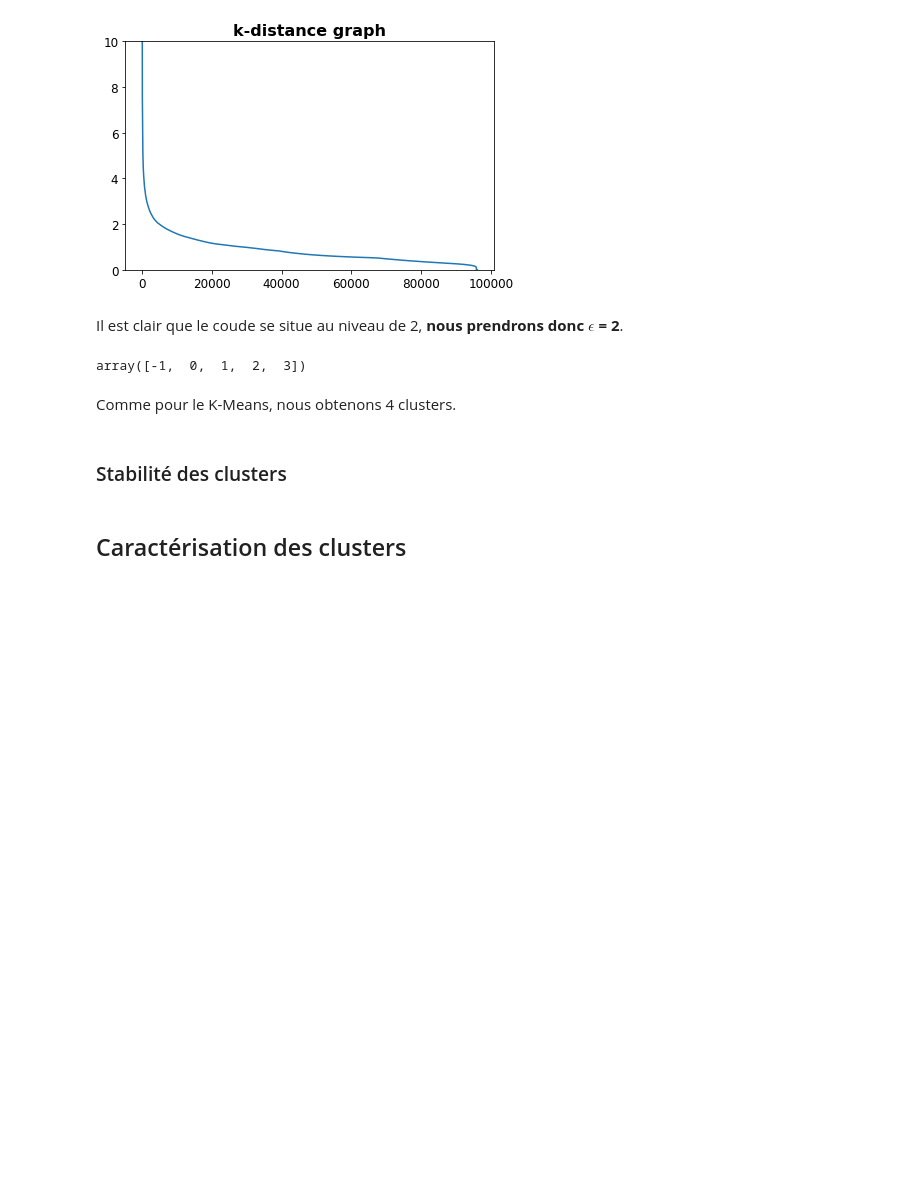
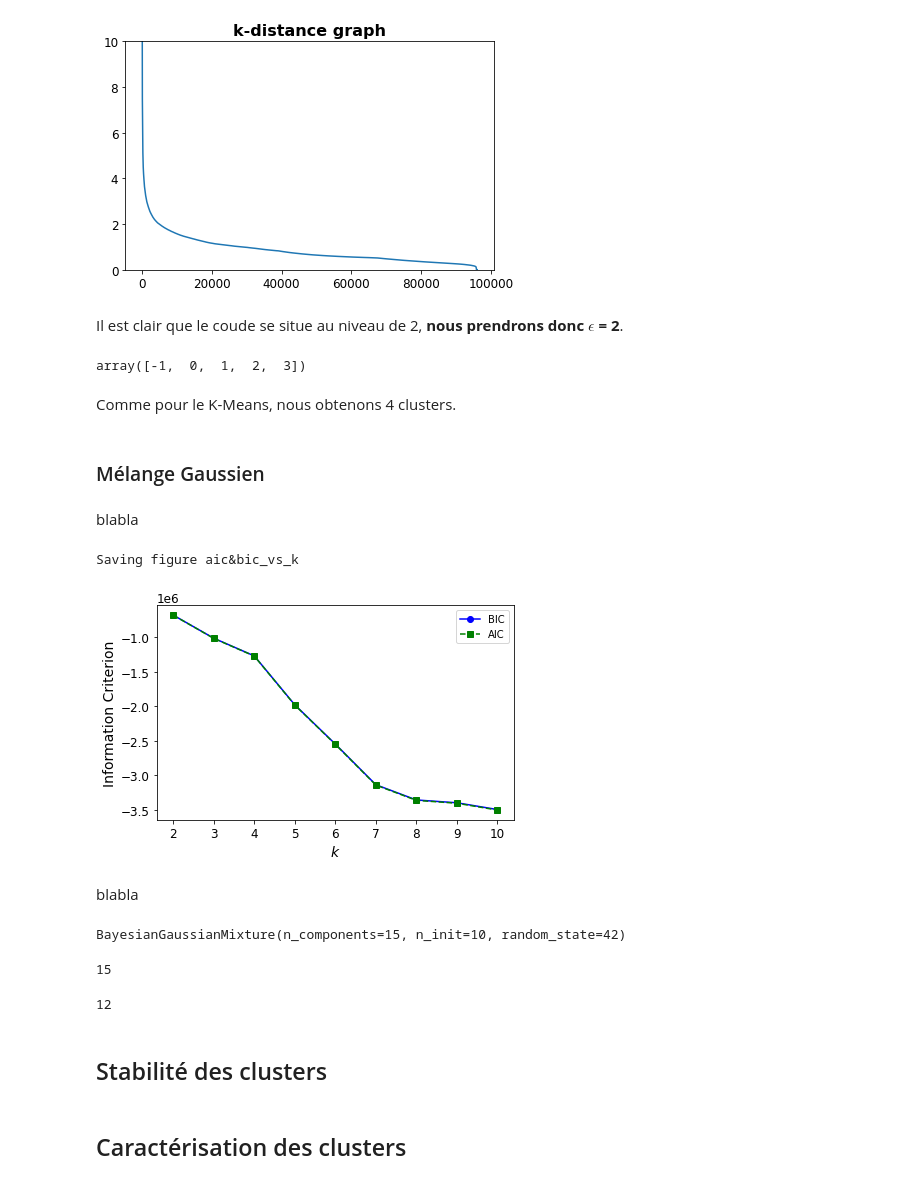
Before and after one commit to Pierre-Eloi/OC_DS_Project5, a Jupyter notebook: Project5_Data_Clustering.ipynb, the cells around one changed output. Saved outputs shown, nothing was run; the diff lists cells and outputs as text; code cells hidden in the pictures; blank space fills up the shorter version.

Commit message:
Added the Gaussian Mixtures Section.
Train Gaussian Mixtures models for various values of k and compare their Information Criterion (BIC & AIC).
Train a Bayesian Gaussian Mixture model.

```diff
--- a/Project5_Data_Clustering.ipynb
+++ b/Project5_Data_Clustering.ipynb
@@ -362,7 +362,52 @@ np.unique(dbscan.labels_)
 array([-1,  0,  1,  2,  3])
 # %% [markdown]
 Comme pour le K-Means, nous obtenons 4 clusters.
+# %% [markdown]
+### Mélange Gaussien
+# %% [markdown]
+blabla
+# %%
+from sklearn.mixture import GaussianMixture
+
+# Train Gaussian Mixture with various values of k
+gm_per_k = [GaussianMixture(n_components=k,
+                            n_init=10,
+                            random_state=42).fit(X)
+            for k in range(2, 11)]
+
+# Compute both their BIC & AIC
+bics = [model.bic(X) for model in gm_per_k]
+aics = [model.aic(X) for model in gm_per_k]
+
+# Create the plot
+plt.plot(range(2, 11), bics, "bo-", label="BIC")
+plt.plot(range(2, 11), aics, "gs--", label="AIC")
+plt.xlabel("$k$")
+plt.ylabel("Information Criterion")
+plt.legend(loc="best")
+save_fig("aic&bic_vs_k")
+plt.show()
+# %% [output]
+Saving figure aic&bic_vs_k
+[figure, added]
+# %% [markdown]
+blabla
+# %%
+from sklearn.mixture import BayesianGaussianMixture
+
+bgm = BayesianGaussianMixture(n_components=15, n_init=10, random_state=42)
+bgm.fit(X)
+# %% [output]
+BayesianGaussianMixture(n_components=15, n_init=10, random_state=42)
+# %%
+len(np.unique(bgm.predict(X)))
+# %% [output]
+15
+# %%
+(np.round(bgm.weights_, 2)>0).sum()
+# %% [output]
+12
 # %% [markdown]
-### Stabilité des clusters
+## Stabilité des clusters
 # %% [markdown]
 ## Caractérisation des clusters
```
Also changed, not shown: parts of 2 cells of this notebook.
